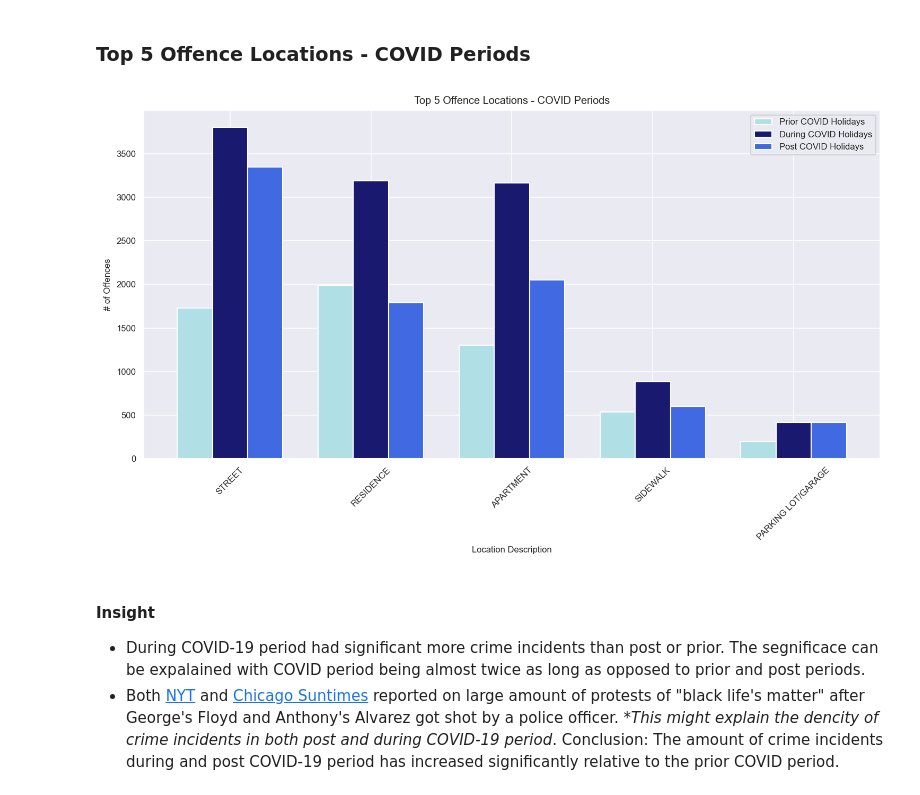
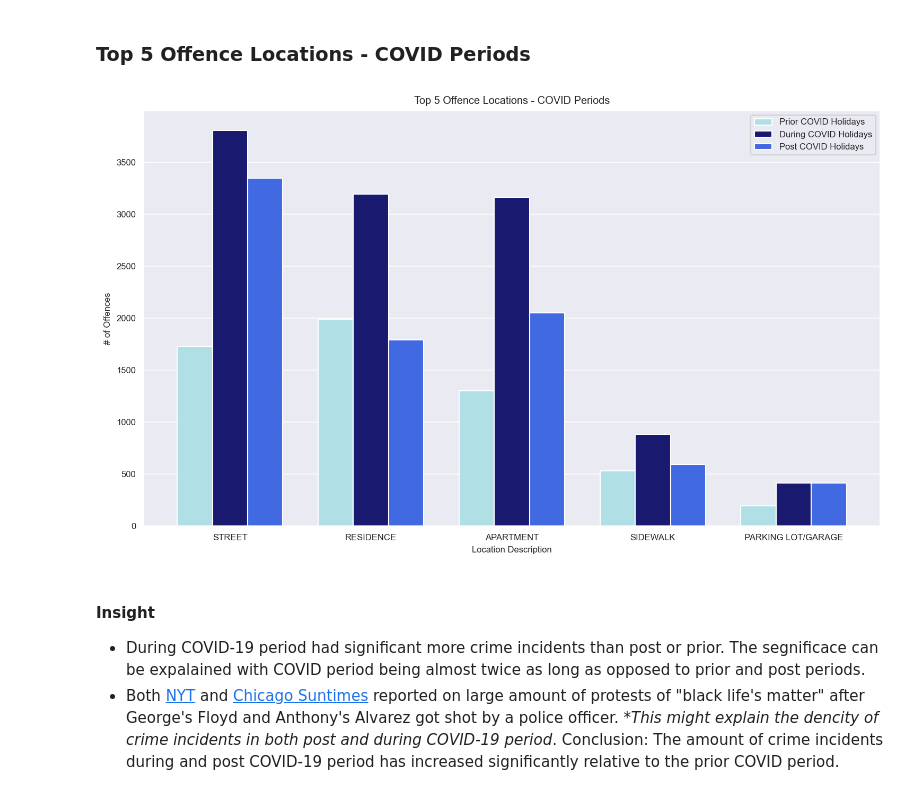
Before and after one commit to Kokolipa/crime_analysis, a Jupyter notebook: holiday_seasons/Analysis_Question3.ipynb, the cells around one changed output. Drawn from its saved outputs; the diff is of its cells as text; code cells hidden in the pictures.

```diff
--- a/holiday_seasons/Analysis_Question3.ipynb
+++ b/holiday_seasons/Analysis_Question3.ipynb
@@ -274,36 +278,38 @@ New insights:
 # %%
 # Grouped bar chart for the top 5 location descriptions
 locations = holiday_df.groupby('Location Description')['Holiday_name'].count().sort_values(ascending=False).iloc[:5].index
 prior_covid = holiday_df.loc[holiday_df['COVID Period'] == 'Prior COVID Holidays'].groupby('Location Description')['Holiday_name'].count().reindex(locations).values
 during_covid = holiday_df.loc[holiday_df['COVID Period'] == 'During COVID Holidays'].groupby('Location Description')['Holiday_name'].count().reindex(locations).values
 post_covid = holiday_df.loc[holiday_df['COVID Period'] == 'Post COVID Holidays'].groupby('Location Description')['Holiday_name'].count().reindex(locations).values
 
-# Calculate the positions of the bars
+# * Calculate the positions of the bars
 bar_width = 0.25
 x = np.arange(len(locations))
 x_prior_covid = x - bar_width
 x_during_covid = x
 x_post_covid = x + bar_width
 
-# *Create the grouped bar chart for each location description
+# * Create the grouped bar chart for each location description
 fig, ax = plt.subplots(figsize=(10, 6))
 ax.bar(x_prior_covid, prior_covid, width=bar_width, label='Prior COVID Holidays', color='powderblue')
 ax.bar(x_during_covid, during_covid, width=bar_width, color='midnightblue', label='During COVID Holidays')
 ax.bar(x_post_covid, post_covid, width=bar_width, label='Post COVID Holidays', color='royalblue')
 
-# *Set the x-axis labels and tick positions
+# * Set the x-axis labels and tick positions
 ax.set_xticks(x)
-ax.set_xticklabels(locations, rotation=45)
+ax.set_xticklabels(locations, rotation=0)
 ax.set_xlabel('Location Description')
 ax.set_ylabel('# of Offences')
 ax.set_title('Top 5 Offence Locations - COVID Periods')
+ax.grid(axis='x')
 ax.legend()
 
-# *Display the plot
+# * Display the plot
 plt.tight_layout()
+plt.savefig("/Users/galbeeir/Desktop/git/crime_analysis/holiday_seasons/Images/Top5_locations.png")
 plt.show()
 # %% [output]
-[figure, old version]
+[figure, new version]
 # %% [markdown]
 #### Insight
 * During COVID-19 period had significant more crime incidents than post or prior. The segnificace can be expalained with COVID period being almost twice as long as opposed to prior and post periods.
```
Also changed, not shown: parts of 12 cells of this notebook, 4 other files.
